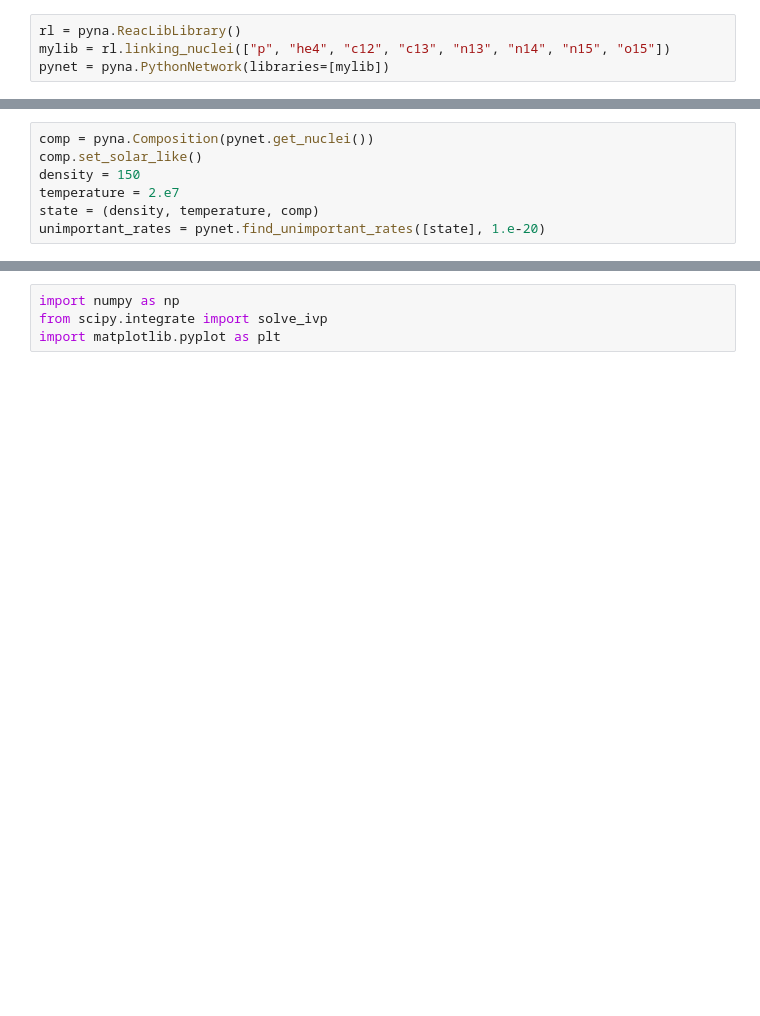
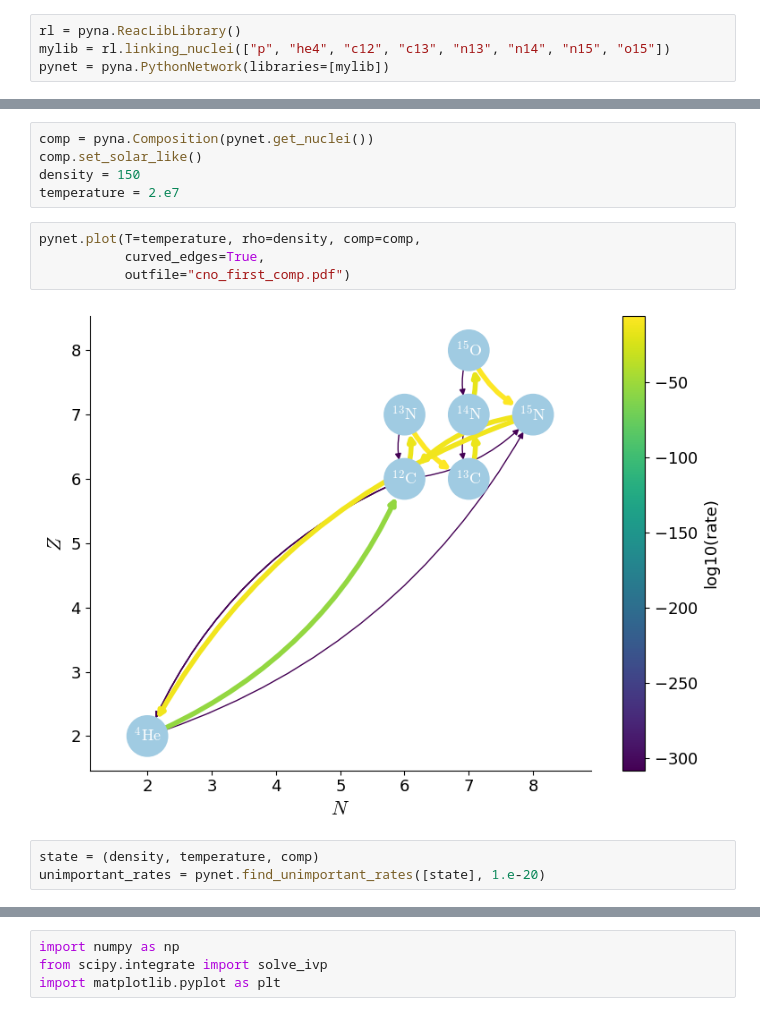
Before and after one commit to pynucastro/paper_notebooks, a Jupyter notebook: cno-network.ipynb, the cells around one changed output, grey strips where cells are left out. Drawn from its saved outputs; the diff is of its cells as text; blank space fills up the shorter version.

```diff
--- a/cno-network.ipynb
+++ b/cno-network.ipynb
@@ -11,9 +11,16 @@ pynet.plot(outfile="cno_first.pdf")
-# %%
-comp = pyna.Composition(pynet.get_nuclei())
-comp.set_solar_like()
-density = 150
-temperature = 2.e7
-state = (density, temperature, comp)
-unimportant_rates = pynet.find_unimportant_rates([state], 1.e-20)
+# %%
+comp = pyna.Composition(pynet.get_nuclei())
+comp.set_solar_like()
+density = 150
+temperature = 2.e7
+# %%
+pynet.plot(T=temperature, rho=density, comp=comp,
+           curved_edges=True,
+           outfile="cno_first_comp.pdf")
+# %% [output]
+[figure, added]
+# %%
+state = (density, temperature, comp)
+unimportant_rates = pynet.find_unimportant_rates([state], 1.e-20)
 # %%
 pynet.remove_rates(unimportant_rates.keys())
```
Also changed, not shown: parts of 4 cells of this notebook.
